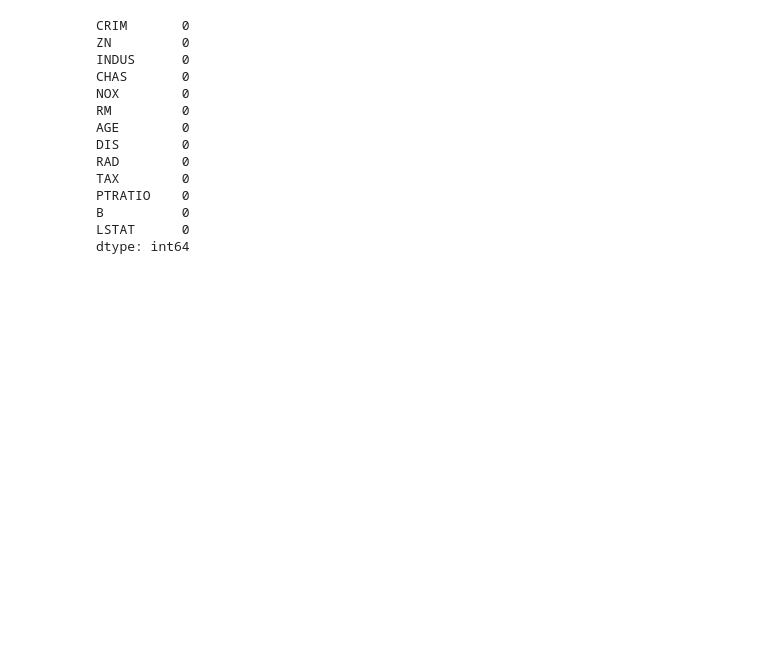
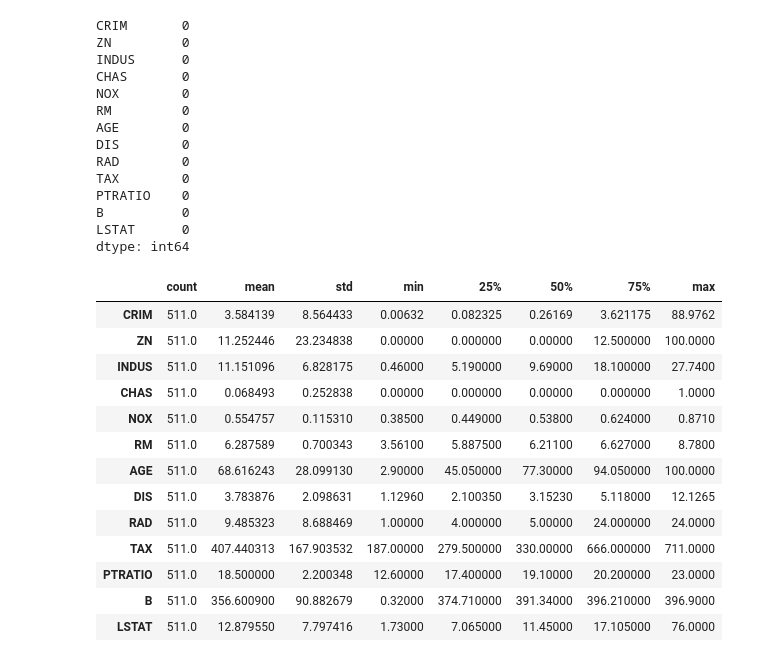
Before and after one commit to ashen007/Boston_Housing, a Jupyter notebook: model.ipynb, the cells around one changed output. Cells and saved outputs as stored; diff of their text form; code cells hidden in the pictures; blank space fills up the shorter version.

```diff
--- a/model.ipynb
+++ b/model.ipynb
@@ -122,3 +124,22 @@ PTRATIO    0
 B          0
 LSTAT      0
 dtype: int64
+# %%
+# exploratory analysis
+# summary statistics
+data.describe().T
+# %% [output]
+|  | count | mean | std | min | 25% | 50% | 75% | max |
+| CRIM | 511.0 | 3.584139 | 8.564433 | 0.00632 | 0.082325 | 0.26169 | 3.621175 | 88.9762 |
+| ZN | 511.0 | 11.252446 | 23.234838 | 0.00000 | 0.000000 | 0.00000 | 12.500000 | 100.0000 |
+| INDUS | 511.0 | 11.151096 | 6.828175 | 0.46000 | 5.190000 | 9.69000 | 18.100000 | 27.7400 |
+| CHAS | 511.0 | 0.068493 | 0.252838 | 0.00000 | 0.000000 | 0.00000 | 0.000000 | 1.0000 |
+| NOX | 511.0 | 0.554757 | 0.115310 | 0.38500 | 0.449000 | 0.53800 | 0.624000 | 0.8710 |
+| RM | 511.0 | 6.287589 | 0.700343 | 3.56100 | 5.887500 | 6.21100 | 6.627000 | 8.7800 |
+| AGE | 511.0 | 68.616243 | 28.099130 | 2.90000 | 45.050000 | 77.30000 | 94.050000 | 100.0000 |
+| DIS | 511.0 | 3.783876 | 2.098631 | 1.12960 | 2.100350 | 3.15230 | 5.118000 | 12.1265 |
+| RAD | 511.0 | 9.485323 | 8.688469 | 1.00000 | 4.000000 | 5.00000 | 24.000000 | 24.0000 |
+| TAX | 511.0 | 407.440313 | 167.903532 | 187.00000 | 279.500000 | 330.00000 | 666.000000 | 711.0000 |
+| PTRATIO | 511.0 | 18.500000 | 2.200348 | 12.60000 | 17.400000 | 19.10000 | 20.200000 | 23.0000 |
+| B | 511.0 | 356.600900 | 90.882679 | 0.32000 | 374.710000 | 391.34000 | 396.210000 | 396.9000 |
+| LSTAT | 511.0 | 12.879550 | 7.797416 | 1.73000 | 7.065000 | 11.45000 | 17.105000 | 76.0000 |
```
Also changed, not shown: parts of 4 cells of this notebook.
